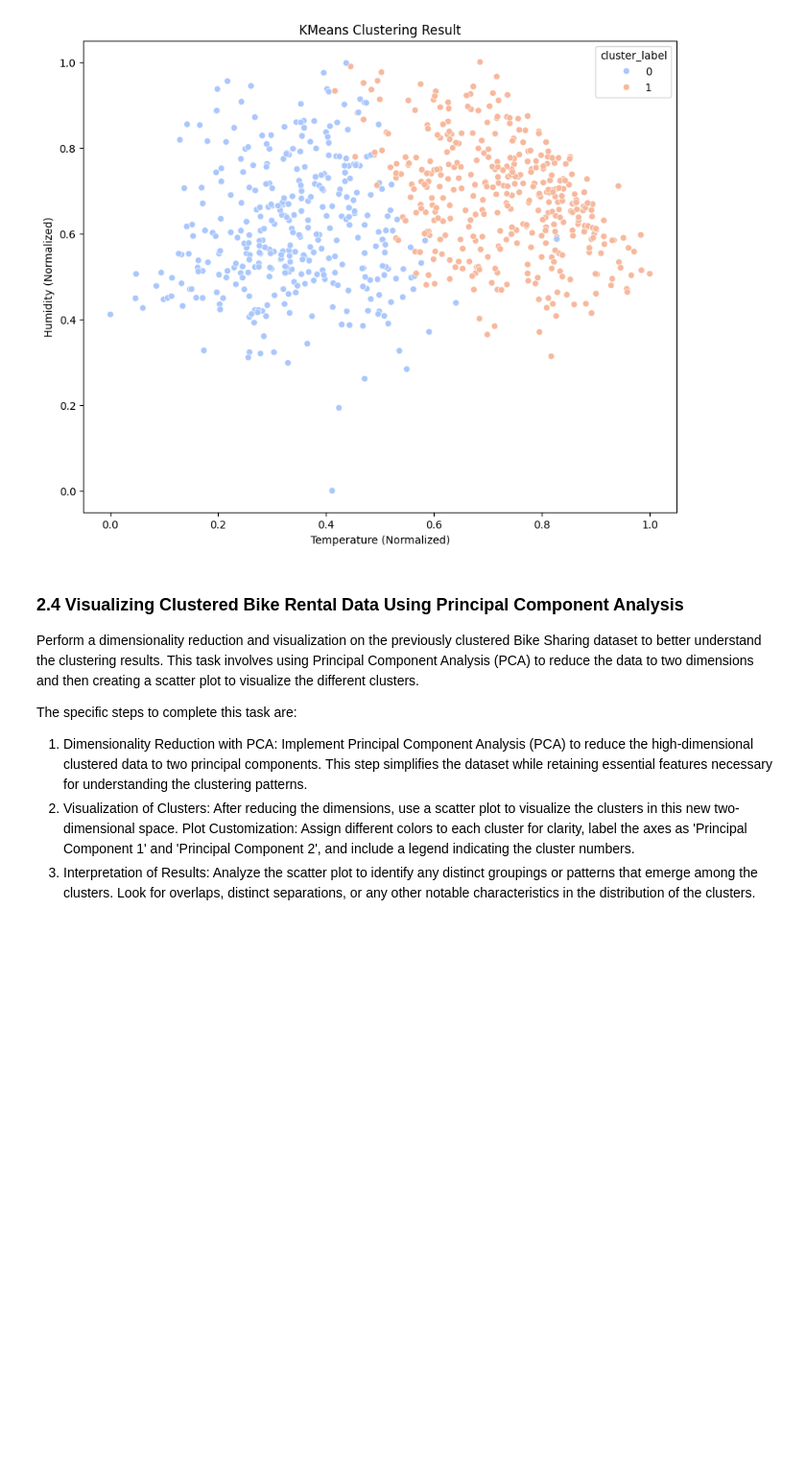
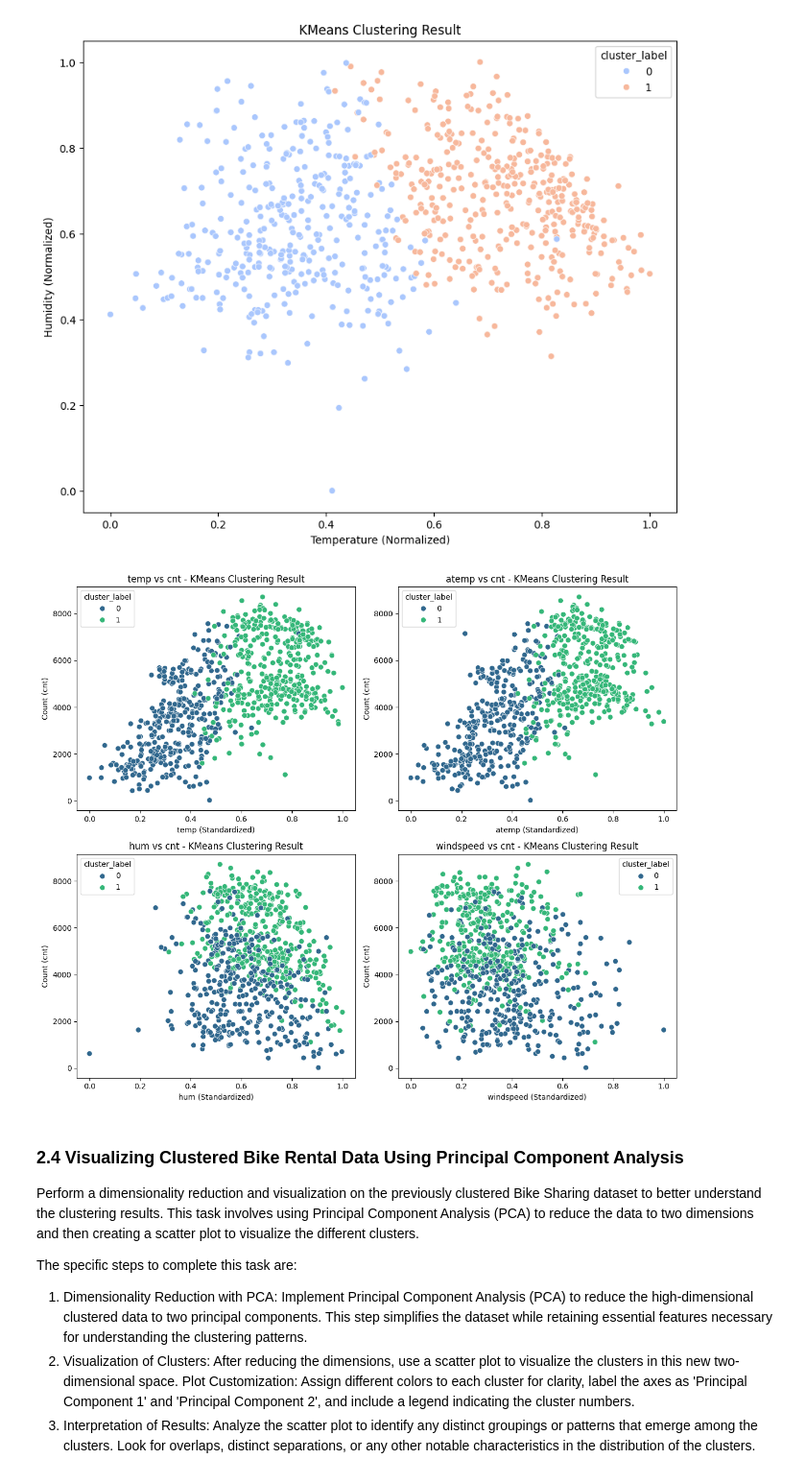
Before and after one commit to 3p10/Bike-Sharing-Dataset, a Jupyter notebook: Bike Sharing.ipynb, the cells around one changed output. Shown at 96% size. Saved outputs shown, nothing was run; the diff lists cells and outputs as text; code cells hidden in the pictures; blank space fills up the shorter version.

```diff
--- a/Bike Sharing.ipynb
+++ b/Bike Sharing.ipynb
@@ -697,6 +697,33 @@ cluster_label
 0    350
 Name: count, dtype: int64
 [figure]
+# %%
+# List of features to visualize
+features_to_visualize = ['temp', 'atemp', 'hum', 'windspeed']
+
+# Set up a 2x2 grid for the scatter plots
+fig, axes = plt.subplots(nrows=2, ncols=2, figsize=(12, 10))
+
+# Flatten the axes array for easier iteration
+axes = axes.flatten()
+
+# Iterate over each feature and create scatter plots
+for i, feature in enumerate(features_to_visualize):
+    # Scatter plot for the current feature against 'cnt'
+    sns.scatterplot(x=feature, y='cnt', hue='cluster_label', data=df, palette='viridis', s=50, ax=axes[i])
+
+    # Add labels and title
+    axes[i].set_title(f'{feature} vs cnt - KMeans Clustering Result')
+    axes[i].set_xlabel(f'{feature} (Standardized)')
+    axes[i].set_ylabel('Count (cnt)')
+
+ # Adjust layout
+plt.tight_layout()
+
+# Show the plot
+plt.show()
+# %% [output]
+[figure, added]
 # %% [markdown]
 ### 2.4 Visualizing Clustered Bike Rental Data Using Principal Component Analysis
 Perform a dimensionality reduction and visualization on the previously clustered Bike Sharing dataset to better understand the clustering results. This task involves using Principal Component Analysis (PCA) to reduce the data to two dimensions and then creating a scatter plot to visualize the different clusters.
```
